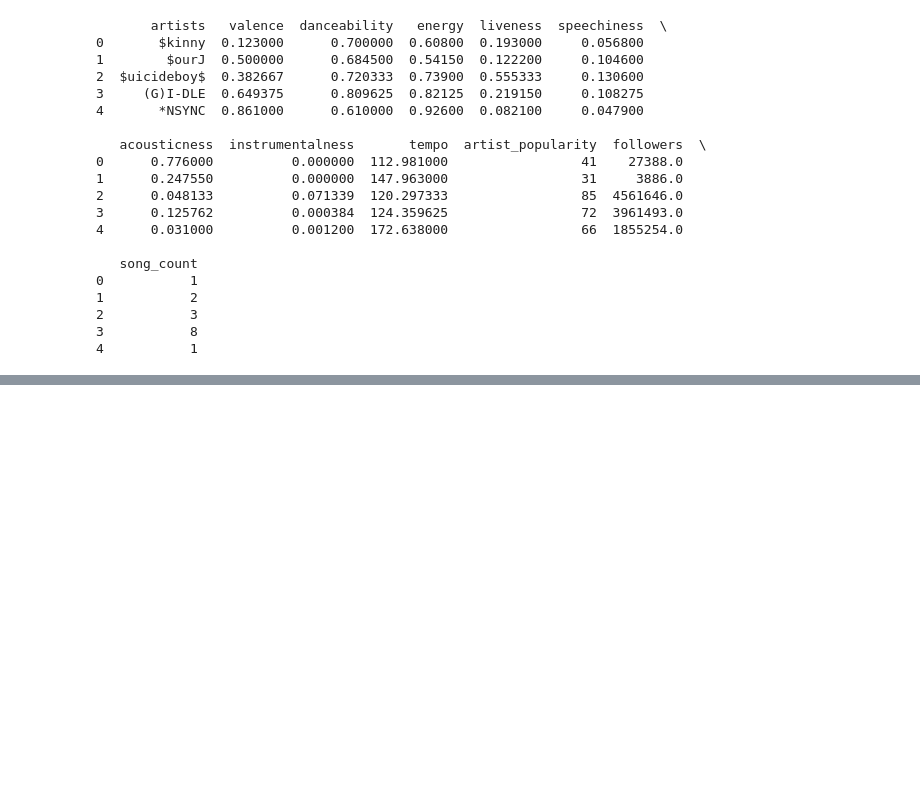
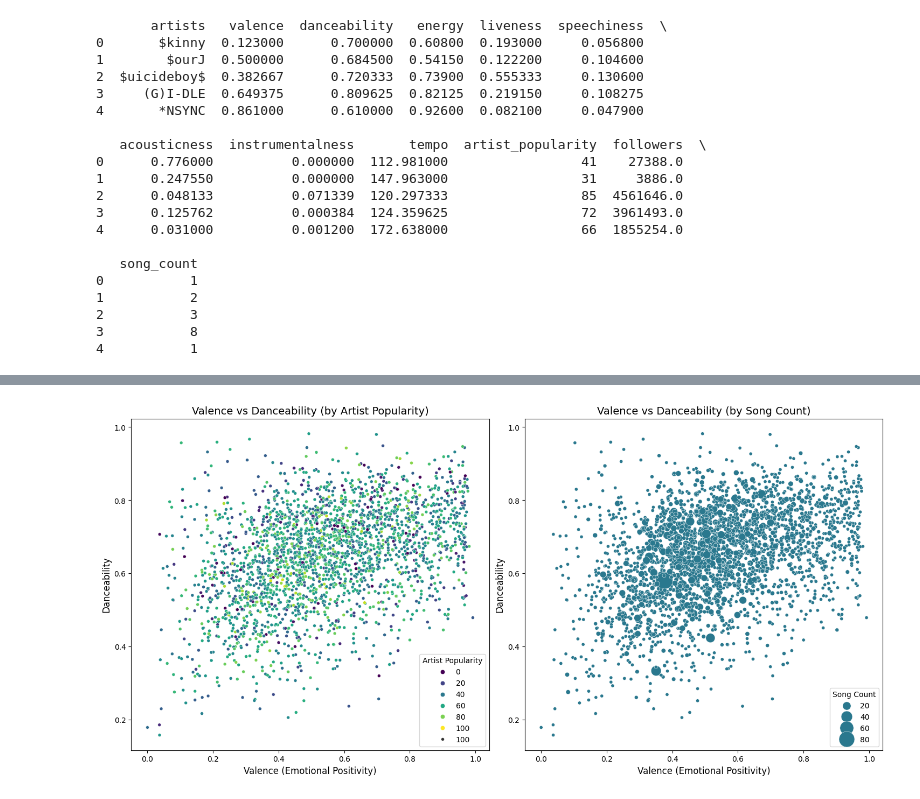
Before and after one commit to FrostNT1/Music-Industry-Insights, a Jupyter notebook: experiments/Camille/02_sentiment_vs_artists_popularity.ipynb, the cells around one changed output, grey strips where cells are left out. Saved outputs shown, nothing was run; the diff lists cells and outputs as text; code cells hidden in the pictures; blank space fills up the shorter version.

```diff
--- a/experiments/Camille/02_sentiment_vs_artists_popularity.ipynb
+++ b/experiments/Camille/02_sentiment_vs_artists_popularity.ipynb
@@ -92,3 +95,41 @@ plt.show()
+# %%
+# Set the figure size
+plt.figure(figsize=(18, 8))
+
+# Left plot: Color represents artist popularity
+plt.subplot(1, 2, 1)  # Create the first subplot
+sns.scatterplot(
+    data=grouped_df,
+    x="valence", y="danceability",
+    hue="artist_popularity", palette="viridis",  # Use color to show artist popularity
+    size=100,  # Fix point size
+    legend="brief"
+)
+plt.title("Valence vs Danceability (by Artist Popularity)", fontsize=14)
+plt.xlabel("Valence (Emotional Positivity)", fontsize=12)
+plt.ylabel("Danceability", fontsize=12)
+plt.legend(title="Artist Popularity", loc="lower right")
+
+# Right plot: Size represents song count
+plt.subplot(1, 2, 2)  # Create the second subplot
+sns.scatterplot(
+    data=grouped_df,
+    x="valence", y="danceability",
+    size="song_count", sizes=(20, 500),  # Use size to represent song count
+    hue=None, color="#2a788e",  # Use a fixed color
+    legend="brief"
+)
+plt.title("Valence vs Danceability (by Song Count)", fontsize=14)
+plt.xlabel("Valence (Emotional Positivity)", fontsize=12)
+plt.ylabel("Danceability", fontsize=12)
+plt.legend(title="Song Count", loc="lower right")
+
+# Adjust the spacing between plots to avoid overlap
+plt.subplots_adjust(wspace=0.1)
+
+plt.show()
+# %% [output]
+[figure, added]
 # %%
 top_10_artists = grouped_df.nlargest(10, "artist_popularity")
 
```
Also changed, not shown: parts of 6 cells of this notebook, 11 other files.
